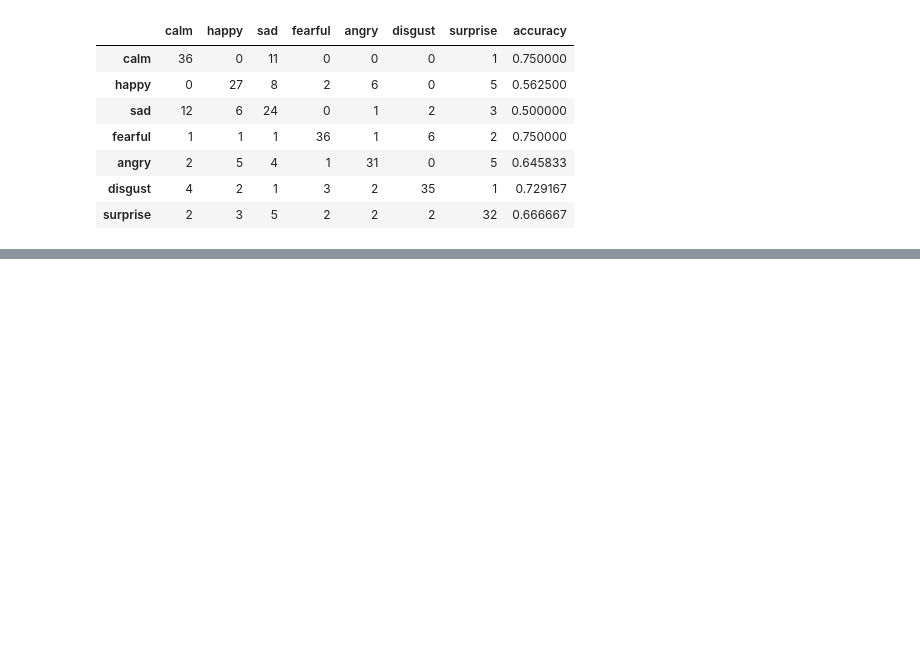
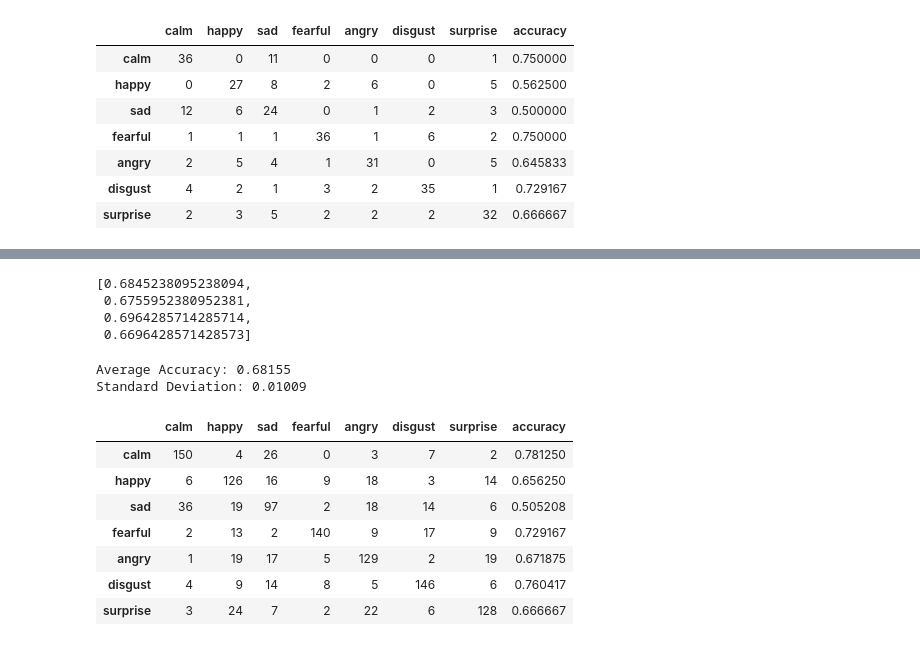
Before and after one commit to yipenglai/Audio-Emotion-Classification, a Jupyter notebook: crnn/train.ipynb, the cells around one changed output, grey strips where cells are left out. Cells and saved outputs as stored; diff of their text form; code cells hidden in the pictures; blank space fills up the shorter version.

```diff
--- a/crnn/train.ipynb
+++ b/crnn/train.ipynb
@@ -153,5 +158,5 @@ def train(X_train, y_train, X_test, y_test):
 # %%
-cost_train_hist, acc_train_hist, cost_val_hist, acc_val_hist, best_conf_val = train(X_train, y_train, X_test, y_test)
+cost_train_hist, acc_train_hist, cost_val_hist, acc_val_hist, best_acc_val, best_conf_val = train(X_train, y_train, X_test, y_test)
 # %% [output]
 ---------------------------------------
 Epoch: 00001
@@ -209,0 +255,11 @@ confusion_matrix
+# %%
+def normalize_feature(feature, train_ind, val_ind):
+    """
+    Normalize features using training data
+    """
+    # Compute mean and standard deviation using training data only
+    feature_mean = np.mean(feature[train_ind], axis = 0)
+    feature_std = np.std(feature[train_ind], axis = 0)
+    # Normalize all observations
+    feature = (feature - feature_mean) / feature_std
+    return feature
@@ -209,0 +280,25 @@ confusion_matrix
+# %%
+from sklearn.model_selection import StratifiedKFold
+# Set up stratified k-fold
+skf = StratifiedKFold(n_splits = 4, shuffle = True)
+
+# Keep track of loss/acc
+best_acc_hist = []
+best_conf_hist = []
+counter = 1
+
+for train_ind, val_ind in skf.split(X_raw, y_raw , y_raw):
+    print("Now processing fold %d" % counter)
+    # Normalize featuers
+    X = np.zeros(X_raw.shape)
+    for i in range(X_raw.shape[3]):
+        X[:, :, :, i] = normalize_feature(X_raw[:, :, :, i], train_ind, val_ind)
+    # Convert y to one-hot vectors
+    y = utils.dense_to_one_hot(y_raw, 7)
+    # Train
+    cost_train_hist, acc_train_hist, cost_val_hist,\
+     acc_val_hist, best_acc_val, best_conf_val = train(X[train_ind], y[train_ind], X[val_ind], y[val_ind])
+    best_acc_hist.append(best_acc_val)
+    best_conf_hist.append(best_conf_val)
+    counter += 1
+    print()
@@ -209,0 +323,30 @@ confusion_matrix
+# %%
+# Check accuracy
+best_acc_hist
+# %% [output]
+[0.6845238095238094,
+ 0.6755952380952381,
+ 0.6964285714285714,
+ 0.6696428571428573]
+# %%
+print("Average Accuracy: %.5f" % np.mean(best_acc_hist))
+print("Standard Deviation: %.5f" % np.std(best_acc_hist))
+# %% [output]
+Average Accuracy: 0.68155
+Standard Deviation: 0.01009
+# %%
+# Print confusion matrix
+meta_df = pd.read_csv("meta_data.csv")
+label = list(meta_df[["emotion", "emotion_str"]].drop_duplicates().loc[1:,"emotion_str"])
+confusion_matrix = pd.DataFrame(np.sum(np.array(best_conf_hist), axis = 0), columns = label, index = label)
+confusion_matrix["accuracy"] = [confusion_matrix.iloc[i, i]/np.sum(confusion_matrix.iloc[i, :]) for i in range(len(confusion_matrix))]
+confusion_matrix
+# %% [output]
+|  | calm | happy | sad | fearful | angry | disgust | surprise | accuracy |
+| calm | 150 | 4 | 26 | 0 | 3 | 7 | 2 | 0.781250 |
+| happy | 6 | 126 | 16 | 9 | 18 | 3 | 14 | 0.656250 |
+| sad | 36 | 19 | 97 | 2 | 18 | 14 | 6 | 0.505208 |
+| fearful | 2 | 13 | 2 | 140 | 9 | 17 | 9 | 0.729167 |
+| angry | 1 | 19 | 17 | 5 | 129 | 2 | 19 | 0.671875 |
+| disgust | 4 | 9 | 14 | 8 | 5 | 146 | 6 | 0.760417 |
+| surprise | 3 | 24 | 7 | 2 | 22 | 6 | 128 | 0.666667 |
```
Also changed, not shown: parts of 6 cells of this notebook, 1 other file.
